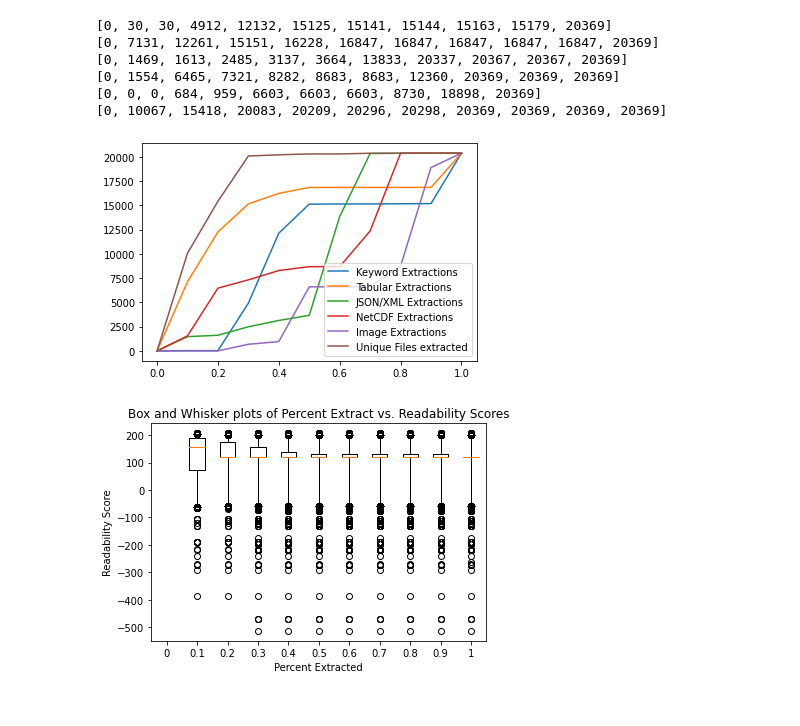
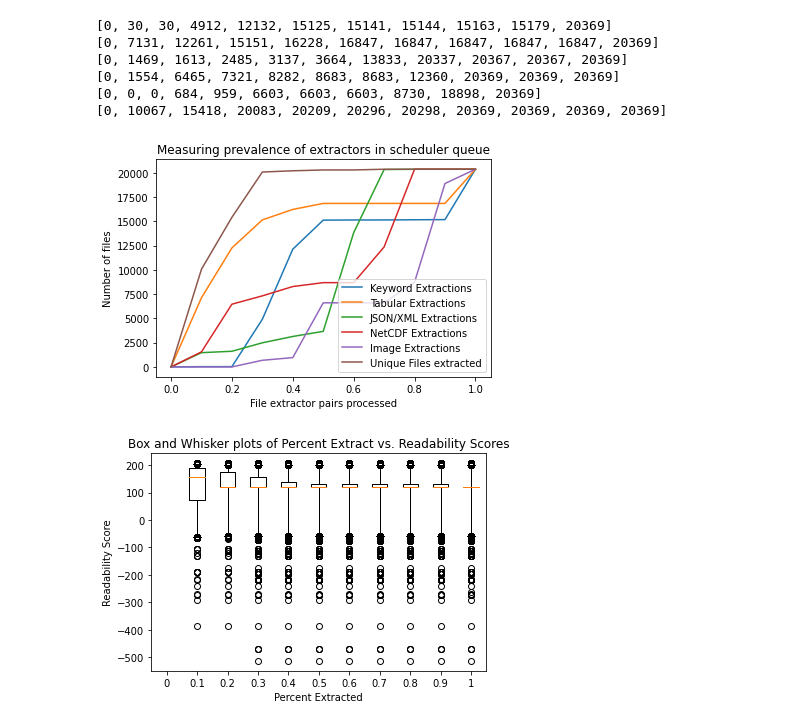
Before and after one commit to xtracthub/xtract-sampler, a Jupyter notebook: Scheduler/dequeue_analysis.ipynb, the cells around one changed output. Saved outputs shown, nothing was run; the diff lists cells and outputs as text; code cells hidden in the pictures.

```diff
--- a/Scheduler/dequeue_analysis.ipynb
+++ b/Scheduler/dequeue_analysis.ipynb
@@ -87,3 +87,9 @@ file_counts = [] # list of dicts
 
 
 tfidf_computed = dict() # Dynamic Programming Array to reduce computation redundancy
+# %%
+with open('Experiment4/dequeue_list.pkl', 'rb') as fp:
+	dequeue_list = pkl.load(fp)
+
+	for i in range(len(dequeue_list) - 20, len(dequeue_list)):
+		print(dequeue_list[i])
@@ -276,14 +308,15 @@ print(average_readability_norm)
 # %% [markdown]
 ### Processing of average completeness
 # %%
-len(completeness_total[0.1])
+print(len(completeness_total[.1]))
 
 cum_completeness = np.zeros(len(completeness_total))
 
 
 cum_sum = 0
 for idx, key in enumerate(completeness_total):
-	cum_sum = np.sum(np.array(completeness_total[key]))
+	normalized_completeness = np.array(completeness_total[key]) / 100
+	cum_sum = np.sum(normalized_completeness)
 	cum_completeness[idx] = cum_sum
 
 print(cum_completeness)
@@ -363,14 +397,18 @@ print(file_count_list)
 # %%
 plt.plot(X, keyword_count, label="Keyword Extractions")
 plt.plot(X, tabular_count, label="Tabular Extractions")
 plt.plot(X, jsonxml_count, label="JSON/XML Extractions")
 plt.plot(X, netcdf_count, label="NetCDF Extractions")
 plt.plot(X, image_count, label="Image Extractions")
 plt.plot(X, file_count_list, label="Unique Files extracted")
+
+plt.title("Measuring prevalence of extractors in scheduler queue")
+plt.xlabel("File extractor pairs processed")
+plt.ylabel("Number of files")
 plt.legend()
 plt.show()
 # %% [output]
-[figure, old version]
+[figure, new version]
 # %%
 labels, data = [*zip(*readability_total.items())]  # 'transpose' items to parallel key, value lists
 #for d in data:
```
Also changed, not shown: parts of 5 cells of this notebook, 1 other file.
